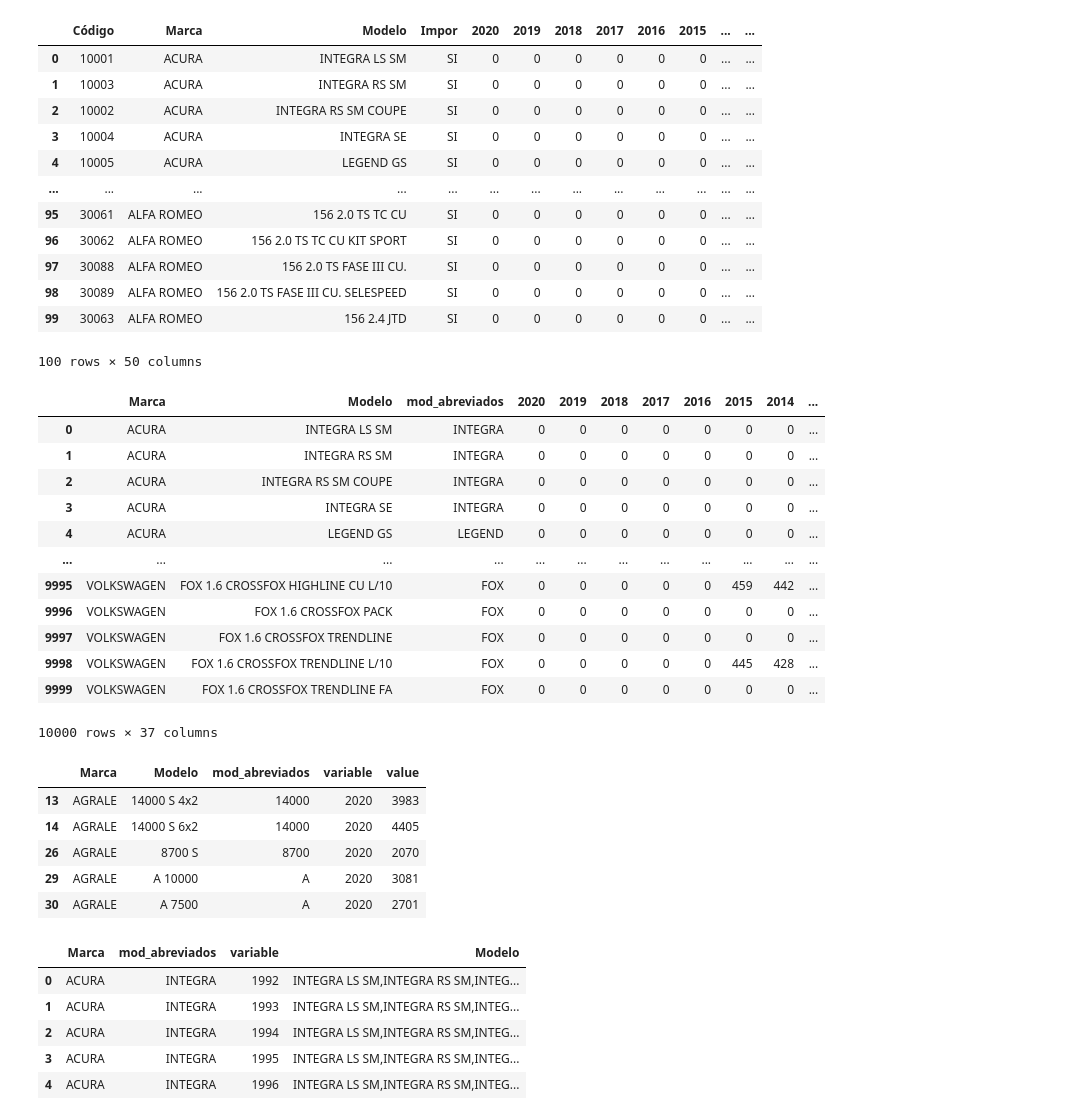
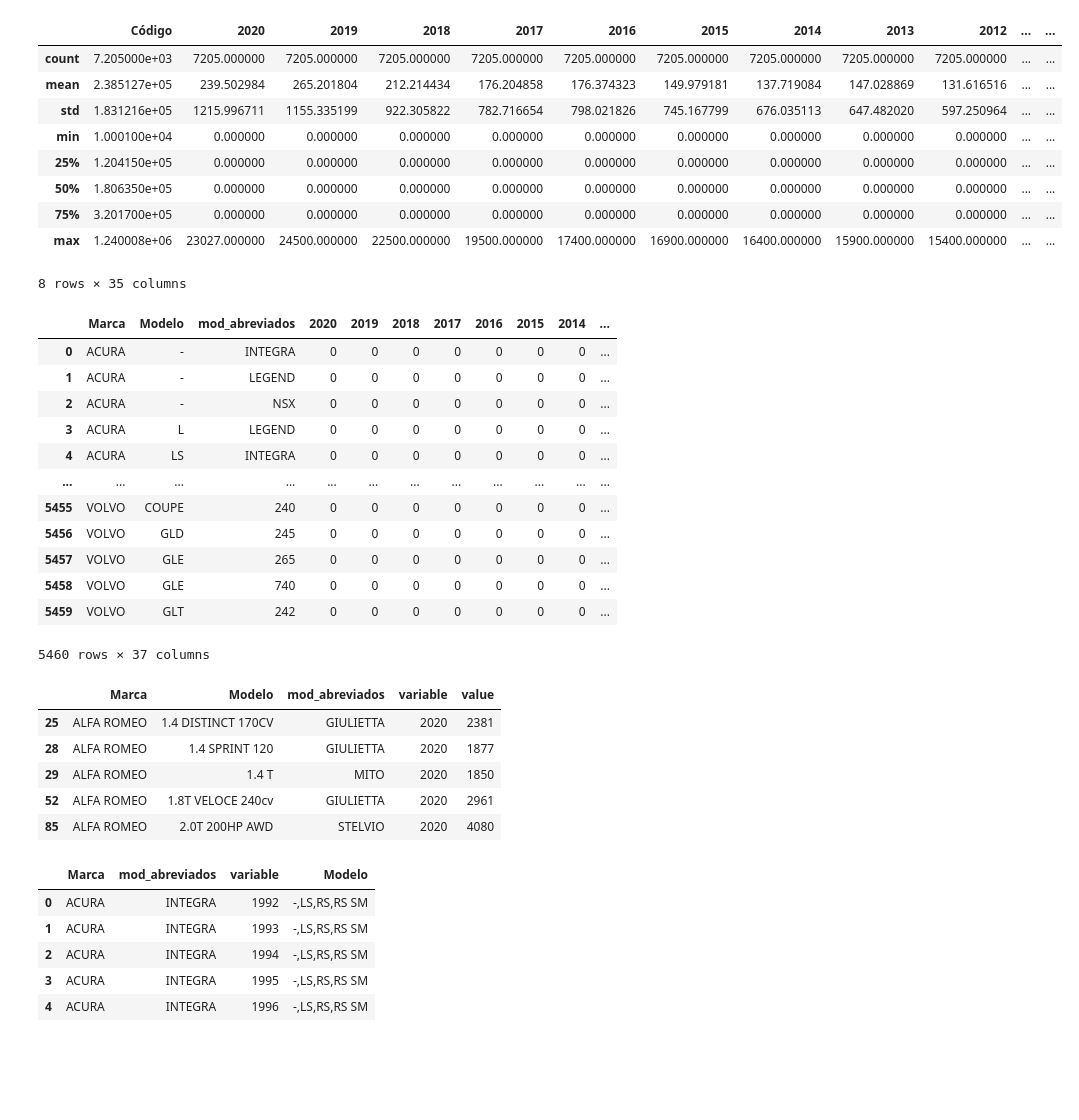
Before and after one commit to jepeloa/segurosporhoy_data, a Jupyter notebook: seguroshoy.ipynb, the cells around one changed output. Drawn from its saved outputs; the diff is of its cells as text; code cells hidden in the pictures; blank space fills up the shorter version.

Commit message:
Modificacion agragando atributo 4, sku con identificacion si es 7 o 30, filtro de autos lujosos y categoria 3 sin repetir modelo

```diff
--- a/seguroshoy.ipynb
+++ b/seguroshoy.ipynb
@@ -5,22 +5,21 @@
 
 import pandas as pd
 data = pd.read_excel("seguroporhoy.xlsx", sheet_name="infoauto") #upload the file
+filtro=pd.read_excel("Filtrados_info.xlsx")
+data=data[~data['Código'].isin(filtro['Code'])]
 # %%
-data.head(100) #head the data to see if was propely upload
+data.describe() #head the data to see if was propely upload
 # %% [output]
-|  | Código | Marca | Modelo | Impor | 2020 | 2019 | 2018 | 2017 | 2016 | 2015 | ... | ... |
-| 0 | 10001 | ACURA | INTEGRA LS SM | SI | 0 | 0 | 0 | 0 | 0 | 0 | ... | ... |
-| 1 | 10003 | ACURA | INTEGRA RS SM | SI | 0 | 0 | 0 | 0 | 0 | 0 | ... | ... |
-| 2 | 10002 | ACURA | INTEGRA RS SM COUPE | SI | 0 | 0 | 0 | 0 | 0 | 0 | ... | ... |
-| 3 | 10004 | ACURA | INTEGRA SE | SI | 0 | 0 | 0 | 0 | 0 | 0 | ... | ... |
-| 4 | 10005 | ACURA | LEGEND GS | SI | 0 | 0 | 0 | 0 | 0 | 0 | ... | ... |
-| ... | ... | ... | ... | ... | ... | ... | ... | ... | ... | ... | ... | ... |
-| 95 | 30061 | ALFA ROMEO | 156 2.0 TS TC CU | SI | 0 | 0 | 0 | 0 | 0 | 0 | ... | ... |
-| 96 | 30062 | ALFA ROMEO | 156 2.0 TS TC CU KIT SPORT | SI | 0 | 0 | 0 | 0 | 0 | 0 | ... | ... |
-| 97 | 30088 | ALFA ROMEO | 156 2.0 TS FASE III CU. | SI | 0 | 0 | 0 | 0 | 0 | 0 | ... | ... |
-| 98 | 30089 | ALFA ROMEO | 156 2.0 TS FASE III CU. SELESPEED | SI | 0 | 0 | 0 | 0 | 0 | 0 | ... | ... |
-| 99 | 30063 | ALFA ROMEO | 156 2.4 JTD | SI | 0 | 0 | 0 | 0 | 0 | 0 | ... | ... |
+|  | Código | 2020 | 2019 | 2018 | 2017 | 2016 | 2015 | 2014 | 2013 | 2012 | ... | ... |
+| count | 7.205000e+03 | 7205.000000 | 7205.000000 | 7205.000000 | 7205.000000 | 7205.000000 | 7205.000000 | 7205.000000 | 7205.000000 | 7205.000000 | ... | ... |
+| mean | 2.385127e+05 | 239.502984 | 265.201804 | 212.214434 | 176.204858 | 176.374323 | 149.979181 | 137.719084 | 147.028869 | 131.616516 | ... | ... |
+| std | 1.831216e+05 | 1215.996711 | 1155.335199 | 922.305822 | 782.716654 | 798.021826 | 745.167799 | 676.035113 | 647.482020 | 597.250964 | ... | ... |
+| min | 1.000100e+04 | 0.000000 | 0.000000 | 0.000000 | 0.000000 | 0.000000 | 0.000000 | 0.000000 | 0.000000 | 0.000000 | ... | ... |
+| 25% | 1.204150e+05 | 0.000000 | 0.000000 | 0.000000 | 0.000000 | 0.000000 | 0.000000 | 0.000000 | 0.000000 | 0.000000 | ... | ... |
+| 50% | 1.806350e+05 | 0.000000 | 0.000000 | 0.000000 | 0.000000 | 0.000000 | 0.000000 | 0.000000 | 0.000000 | 0.000000 | ... | ... |
+| 75% | 3.201700e+05 | 0.000000 | 0.000000 | 0.000000 | 0.000000 | 0.000000 | 0.000000 | 0.000000 | 0.000000 | 0.000000 | ... | ... |
+| max | 1.240008e+06 | 23027.000000 | 24500.000000 | 22500.000000 | 19500.000000 | 17400.000000 | 16900.000000 | 16400.000000 | 15900.000000 | 15400.000000 | ... | ... |
-100 rows × 50 columns
+8 rows × 35 columns
 # %%
 def models(x):
     x = x.split(' ')[0]  #create a function to extract from the models data the first word separeted by a space
@@ -35,18 +41,18 @@ data_agrupada=data_agrupada.drop('Código', 1)
 data_agrupada.head(10000) #head the data
 # %% [output]
 |  | Marca | Modelo | mod_abreviados | 2020 | 2019 | 2018 | 2017 | 2016 | 2015 | 2014 | ... |
-| 0 | ACURA | INTEGRA LS SM | INTEGRA | 0 | 0 | 0 | 0 | 0 | 0 | 0 | ... |
-| 1 | ACURA | INTEGRA RS SM | INTEGRA | 0 | 0 | 0 | 0 | 0 | 0 | 0 | ... |
-| 2 | ACURA | INTEGRA RS SM COUPE | INTEGRA | 0 | 0 | 0 | 0 | 0 | 0 | 0 | ... |
-| 3 | ACURA | INTEGRA SE | INTEGRA | 0 | 0 | 0 | 0 | 0 | 0 | 0 | ... |
-| 4 | ACURA | LEGEND GS | LEGEND | 0 | 0 | 0 | 0 | 0 | 0 | 0 | ... |
+| 0 | ACURA | - | INTEGRA | 0 | 0 | 0 | 0 | 0 | 0 | 0 | ... |
+| 1 | ACURA | - | LEGEND | 0 | 0 | 0 | 0 | 0 | 0 | 0 | ... |
+| 2 | ACURA | - | NSX | 0 | 0 | 0 | 0 | 0 | 0 | 0 | ... |
+| 3 | ACURA | L | LEGEND | 0 | 0 | 0 | 0 | 0 | 0 | 0 | ... |
+| 4 | ACURA | LS | INTEGRA | 0 | 0 | 0 | 0 | 0 | 0 | 0 | ... |
 | ... | ... | ... | ... | ... | ... | ... | ... | ... | ... | ... | ... |
-| 9995 | VOLKSWAGEN | FOX 1.6 CROSSFOX HIGHLINE CU L/10 | FOX | 0 | 0 | 0 | 0 | 0 | 459 | 442 | ... |
-| 9996 | VOLKSWAGEN | FOX 1.6 CROSSFOX PACK | FOX | 0 | 0 | 0 | 0 | 0 | 0 | 0 | ... |
-| 9997 | VOLKSWAGEN | FOX 1.6 CROSSFOX TRENDLINE | FOX | 0 | 0 | 0 | 0 | 0 | 0 | 0 | ... |
-| 9998 | VOLKSWAGEN | FOX 1.6 CROSSFOX TRENDLINE L/10 | FOX | 0 | 0 | 0 | 0 | 0 | 445 | 428 | ... |
-| 9999 | VOLKSWAGEN | FOX 1.6 CROSSFOX TRENDLINE FA | FOX | 0 | 0 | 0 | 0 | 0 | 0 | 0 | ... |
+| 5455 | VOLVO | COUPE | 240 | 0 | 0 | 0 | 0 | 0 | 0 | 0 | ... |
+| 5456 | VOLVO | GLD | 245 | 0 | 0 | 0 | 0 | 0 | 0 | 0 | ... |
+| 5457 | VOLVO | GLE | 265 | 0 | 0 | 0 | 0 | 0 | 0 | 0 | ... |
+| 5458 | VOLVO | GLE | 740 | 0 | 0 | 0 | 0 | 0 | 0 | 0 | ... |
+| 5459 | VOLVO | GLT | 242 | 0 | 0 | 0 | 0 | 0 | 0 | 0 | ... |
-10000 rows × 37 columns
+5460 rows × 37 columns
 # %%
 tabla=data_agrupada.melt(id_vars=["Marca", "Modelo","mod_abreviados"],
         value_vars=[2020,2019,2018,2017,2016,2015,2014,2013,2012,2011,2010,2009,2008,2007,2006,2005,2004,2003,2002,2001,2000,1999,1998,1997,1996,1995,1994,1993,1992,1991]
@@ -57,21 +63,21 @@ validos=tabla[tabla['value']>0]  #filter the data that are not zero
 validos.head()
 # %% [output]
 |  | Marca | Modelo | mod_abreviados | variable | value |
-| 13 | AGRALE | 14000 S 4x2 | 14000 | 2020 | 3983 |
-| 14 | AGRALE | 14000 S 6x2 | 14000 | 2020 | 4405 |
-| 26 | AGRALE | 8700 S | 8700 | 2020 | 2070 |
-| 29 | AGRALE | A 10000 | A | 2020 | 3081 |
-| 30 | AGRALE | A 7500 | A | 2020 | 2701 |
+| 25 | ALFA ROMEO | 1.4 DISTINCT 170CV | GIULIETTA | 2020 | 2381 |
+| 28 | ALFA ROMEO | 1.4 SPRINT 120 | GIULIETTA | 2020 | 1877 |
+| 29 | ALFA ROMEO | 1.4 T | MITO | 2020 | 1850 |
+| 52 | ALFA ROMEO | 1.8T VELOCE 240cv | GIULIETTA | 2020 | 2961 |
+| 85 | ALFA ROMEO | 2.0T 200HP AWD | STELVIO | 2020 | 4080 |
 # %%
 validos_agrupados=validos.groupby(['Marca','mod_abreviados','variable']).Modelo.apply(lambda x: ','.join(map(str, x))).reset_index()
 validos_agrupados.head() #group the models, separate the data by,','
 # %% [output]
 |  | Marca | mod_abreviados | variable | Modelo |
-| 0 | ACURA | INTEGRA | 1992 | INTEGRA LS SM,INTEGRA RS SM,INTEG... |
-| 1 | ACURA | INTEGRA | 1993 | INTEGRA LS SM,INTEGRA RS SM,INTEG... |
-| 2 | ACURA | INTEGRA | 1994 | INTEGRA LS SM,INTEGRA RS SM,INTEG... |
-| 3 | ACURA | INTEGRA | 1995 | INTEGRA LS SM,INTEGRA RS SM,INTEG... |
-| 4 | ACURA | INTEGRA | 1996 | INTEGRA LS SM,INTEGRA RS SM,INTEG... |
+| 0 | ACURA | INTEGRA | 1992 | -,LS,RS,RS SM |
+| 1 | ACURA | INTEGRA | 1993 | -,LS,RS,RS SM |
+| 2 | ACURA | INTEGRA | 1994 | -,LS,RS,RS SM |
+| 3 | ACURA | INTEGRA | 1995 | -,LS,RS,RS SM |
+| 4 | ACURA | INTEGRA | 1996 | -,LS,RS,RS SM |
 # %%
 validos_agrupados=validos_agrupados.groupby(['Marca','Modelo','mod_abreviados']).variable.apply(lambda x: ','.join(map(str, x))).reset_index()
 validos_agrupados.head() #group the years, separate the data by ','
```
Also changed, not shown: parts of 15 cells of this notebook, 2 other files.
